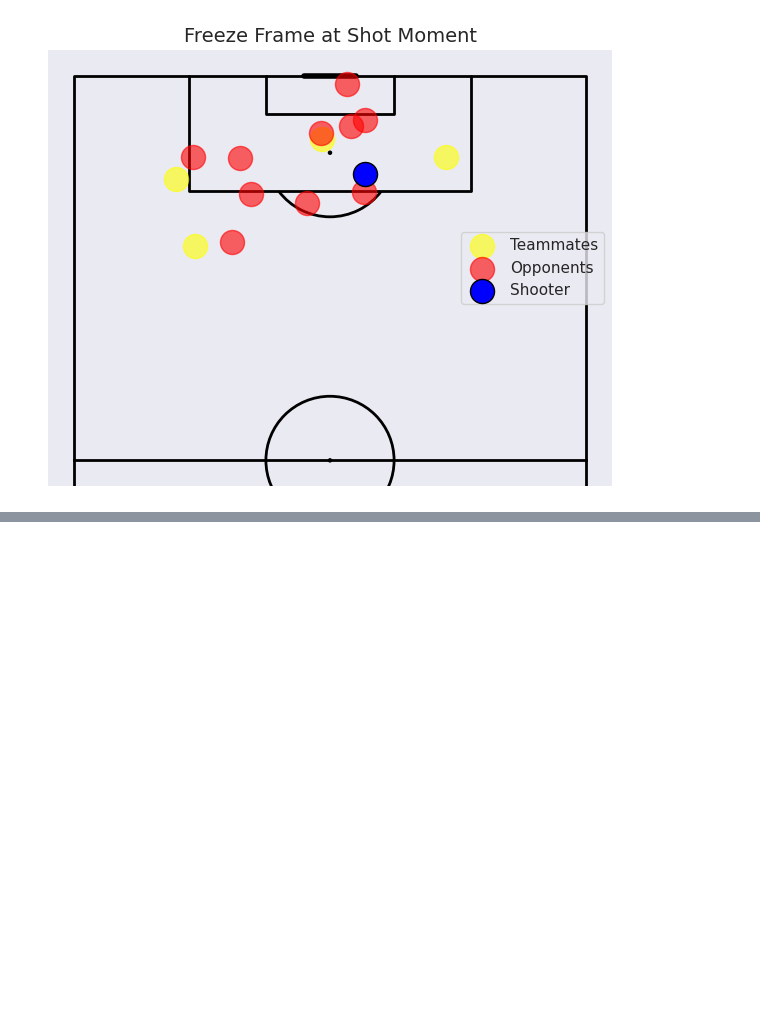
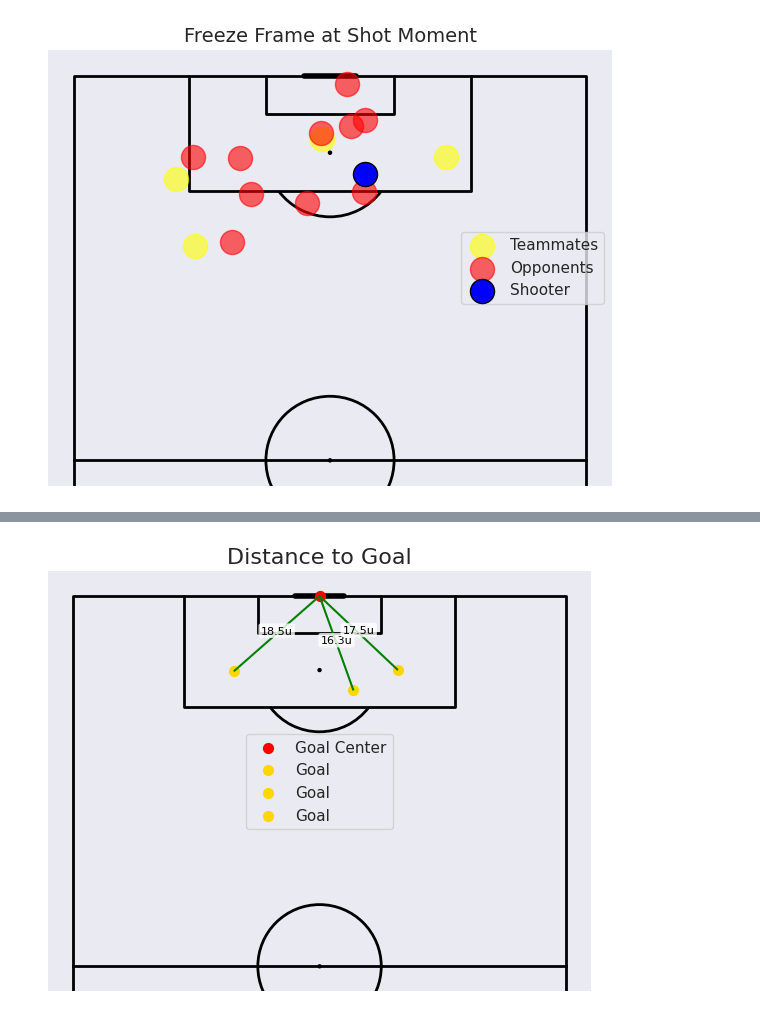
Before and after one commit to IvaroEkel/Probabilistic-Machine-Learning_lecture-PROJECTS, a Jupyter notebook: projects/08-1SHXXXX_football_analytics/notebooks/data_loading_and_exploration.ipynb, the cells around one changed output, grey strips where cells are left out. Saved outputs shown, nothing was run; the diff lists cells and outputs as text; code cells hidden in the pictures; blank space fills up the shorter version.

```diff
--- a/projects/08-1SHXXXX_football_analytics/notebooks/data_loading_and_exploration.ipynb
+++ b/projects/08-1SHXXXX_football_analytics/notebooks/data_loading_and_exploration.ipynb
@@ -396,0 +611,17 @@ memory usage: 2.7+ KB
+# %%
+import numpy as np
+
+shots_master_women_world_cup_df['distance_to_goal'] = np.sqrt(
+    (GOAL_X - shots_master_women_world_cup_df['x'])**2 +
+    (GOAL_CENTER_Y - shots_master_women_world_cup_df['y'])**2
+)
+# %%
+import numpy as np
+
+# Constants
+GOAL_WIDTH = 7.32  # meters
+GOAL_CENTER_X = 120
+GOAL_CENTER_Y = 40
+# %%
+distance_to_goal = np.sqrt((GOAL_CENTER_X - x)**2 + (GOAL_CENTER_Y - y)**2)
+shots_master_women_world_cup_df['distance_to_goal'] = distance_to_goal
@@ -396,0 +653,56 @@ memory usage: 2.7+ KB
+# %%
+from mplsoccer import VerticalPitch
+import matplotlib.pyplot as plt
+
+test_plot = shots_master_women_world_cup_df[['id','period', 'timestamp', 'team_id', 'team_name', 'player_id', 'player_name', 'x', 'y', 'distance_to_goal', 'angle_to_goal', 'angle_to_goal_deg', 'match_id', 'outcome_name']]
+
+goals_df = test_plot[
+    (test_plot['match_id'] == 69301) &
+    (test_plot['outcome_name'] == 'Goal')
+]
+
+
+##############################
+
+goal_x = 120
+goal_y = 40
+
+# Create the pitch
+pitch = VerticalPitch(pitch_type='statsbomb', line_color='black', half = True)
+fig, ax = pitch.draw(
+    #figsize=(6, 10)
+    )
+
+pitch.scatter(goal_x, goal_y, s=50, c='red', ax=ax, label='Goal Center')
+
+for _, row in goals_df.iterrows():
+    shot_x = row['x']
+    shot_y = row['y']
+    distance = row['distance_to_goal']
+
+    # Shot location
+    pitch.scatter(shot_x, shot_y, ax=ax, c='gold', s=50, label='Goal')
+
+    # Line to goal center
+    pitch.lines(shot_x, shot_y, goal_x, goal_y, ax=ax, color='green', lw=1.5)
+
+    mid_x = (shot_x + goal_x) / 2
+    mid_y = (shot_y + goal_y) / 2
+    pitch.annotate(
+      f"{distance:.1f}u",
+      xy=(mid_x, mid_y),
+      ax=ax,
+      fontsize=8,
+      ha='center',
+      color='black',
+      bbox=dict(facecolor='white', alpha=0.8, edgecolor='none', boxstyle='round', pad=0.2)
+    )
+
+
+
+# Title and legend
+ax.set_title('Distance to Goal', fontsize=16)
+ax.legend()
+plt.show()
+# %% [output]
+[figure, added]
```
Also changed, not shown: parts of 13 cells of this notebook.
